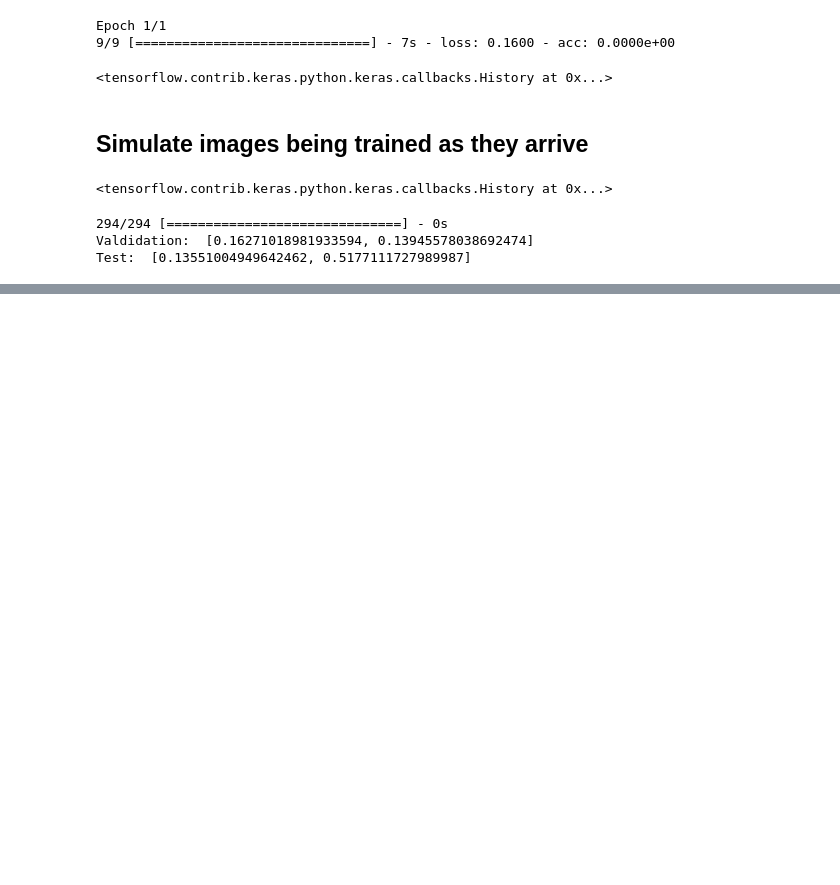
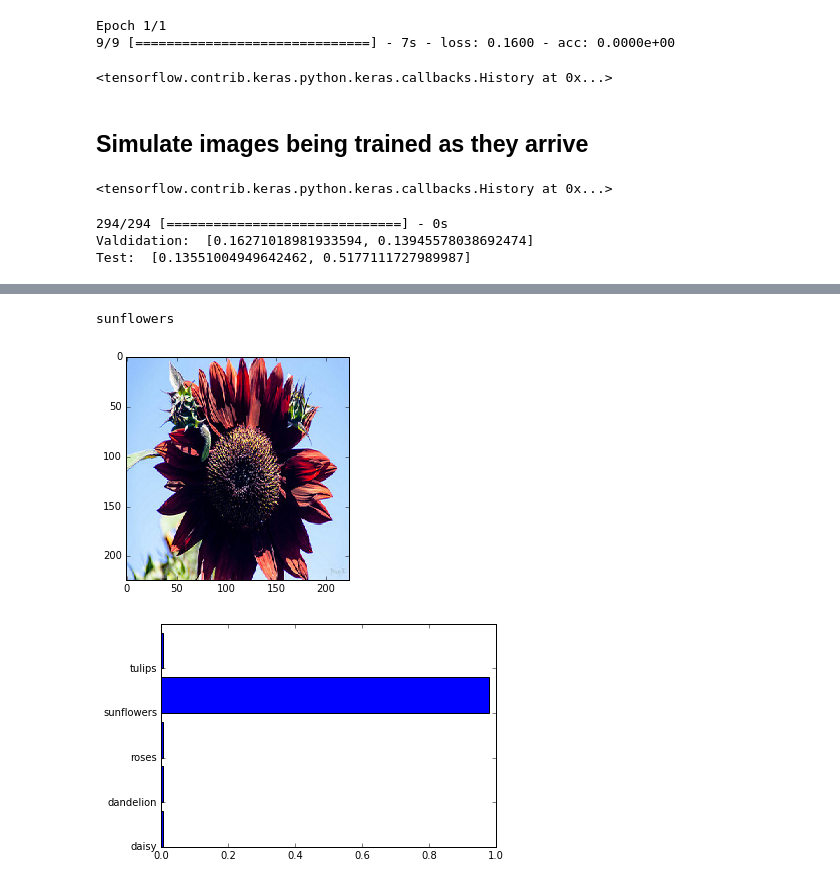
Before and after one commit to nmaiorana/incremental-dynamic-learning, a Jupyter notebook: idl-keras-vgg.ipynb, the cells around one changed output, grey strips where cells are left out. Saved outputs shown, nothing was run; the diff lists cells and outputs as text; code cells hidden in the pictures; blank space fills up the shorter version.

Commit message:
Added random display of predictions

```diff
--- a/idl-keras-vgg.ipynb
+++ b/idl-keras-vgg.ipynb
@@ -563,3 +566,21 @@ if not isdir('models'):
 
 conv_model.save('models/conv_model.h5')
 classification_model.save('models/classification_model.h5')
+# %%
+rand_image = np.random.randint(0, len(X_train) - 1)
+sample_image = X_train[rand_image]
+sample_label = y_train[rand_image]
+print (classes[np.argmax(sample_label)])
+
+plt.imshow(sample_image)
+plt.show()
+
+feed_image = np.expand_dims(sample_image, axis=0)
+pred = full_model.predict(feed_image)
+
+plt.barh(np.arange(5), pred[0])
+_ = plt.yticks(np.arange(5), classes)
+# %% [output]
+sunflowers
+[figure, added]
+[figure, added]
```
Also changed, not shown: parts of 3 cells of this notebook, 2 other files.
